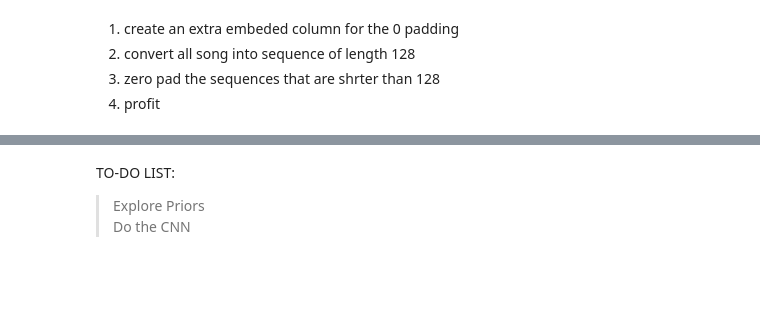
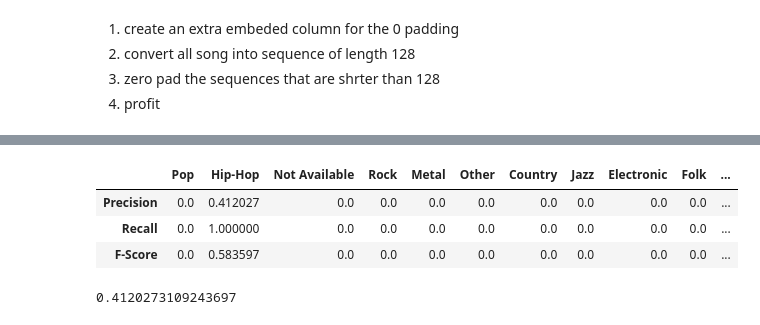
Before and after one commit to Hernanros/Y_Data_DL, a Jupyter notebook: [HW#3]Word_embeddings/DL_word_embedding_assignment.ipynb, the cells around one changed output, grey strips where cells are left out. Saved outputs shown, nothing was run; the diff lists cells and outputs as text; code cells hidden in the pictures; blank space fills up the shorter version.

```diff
--- a/[HW#3]Word_embeddings/DL_word_embedding_assignment.ipynb
+++ b/[HW#3]Word_embeddings/DL_word_embedding_assignment.ipynb
@@ -930,7 +942,2 @@ net=CNN (batch_size = 4, output_size = 12, in_channels = 1 , out_channels = 32,
 criterion = nn.CrossEntropyLoss()
 optimizer = optim.Adam(net.parameters(), lr=0.001)
-# %%
-for data in train_loader:
-  inputs, labels= data
-  print (labels)
-  break
@@ -939,16 +944,20 @@ TypeError: ignored
 # %%
-bfor epoch in range(2):  # loop over the dataset multiple times
+for epoch in range(2):  # loop over the dataset multiple times
 
     running_loss = 0.0
-    for i, data in enumerate(trainloader, 0):
+    for i, values in enumerate(train_loader, 0):
         # get the inputs; data is a list of [inputs, labels]
-        inputs, labels = data
+        inputs, labels = values
+
+        inputs = inputs.to(device=device)
+        labels = labels.to(device=device)
 
         # zero the parameter gradients
         optimizer.zero_grad()
 
         # forward + backward + optimize
         outputs = net(inputs)
+
         loss = criterion(outputs, labels)
         loss.backward()
         optimizer.step()
@@ -964,4 +991,36 @@ print('Finished Training')
-# %% [markdown]
-TO-DO LIST:
-> Explore Priors <br>
-> Do the CNN
+# %%
+y_hat = []
+y_solution = []
+
+for i, values in enumerate(test_loader, 0):
+  # get the inputs; data is a list of [inputs, labels]
+  inputs, labels = values
+
+  inputs = inputs.to(device=device)
+  labels = labels.to(device=device)
+
+  # zero the parameter gradients
+  optimizer.zero_grad()
+
+  # forward + backward + optimize
+  outputs = net(inputs)
+
+  guess = np.argmax(outputs.detach().cpu().numpy(),axis=1)
+
+  y_hat.append(guess)
+  y_solution.append(labels.cpu().numpy())
+# %%
+y_hat = np.array(y_hat).flatten()
+y_solution = np.array(y_solution).flatten()
+# %%
+report_df = pd.DataFrame(prf(y_solution,y_hat)[:3],columns=data.genre.unique(),index=["Precision","Recall","F-Score"])
+report_df
+# %% [output]
+|  | Pop | Hip-Hop | Not Available | Rock | Metal | Other | Country | Jazz | Electronic | Folk | ... |
+| Precision | 0.0 | 0.412027 | 0.0 | 0.0 | 0.0 | 0.0 | 0.0 | 0.0 | 0.0 | 0.0 | ... |
+| Recall | 0.0 | 1.000000 | 0.0 | 0.0 | 0.0 | 0.0 | 0.0 | 0.0 | 0.0 | 0.0 | ... |
+| F-Score | 0.0 | 0.583597 | 0.0 | 0.0 | 0.0 | 0.0 | 0.0 | 0.0 | 0.0 | 0.0 | ... |
+# %%
+np.sum(y_hat == y_solution) / y_hat.shape[0]
+# %% [output]
+0.4120273109243697
```
Also changed, not shown: parts of 20 cells of this notebook.
